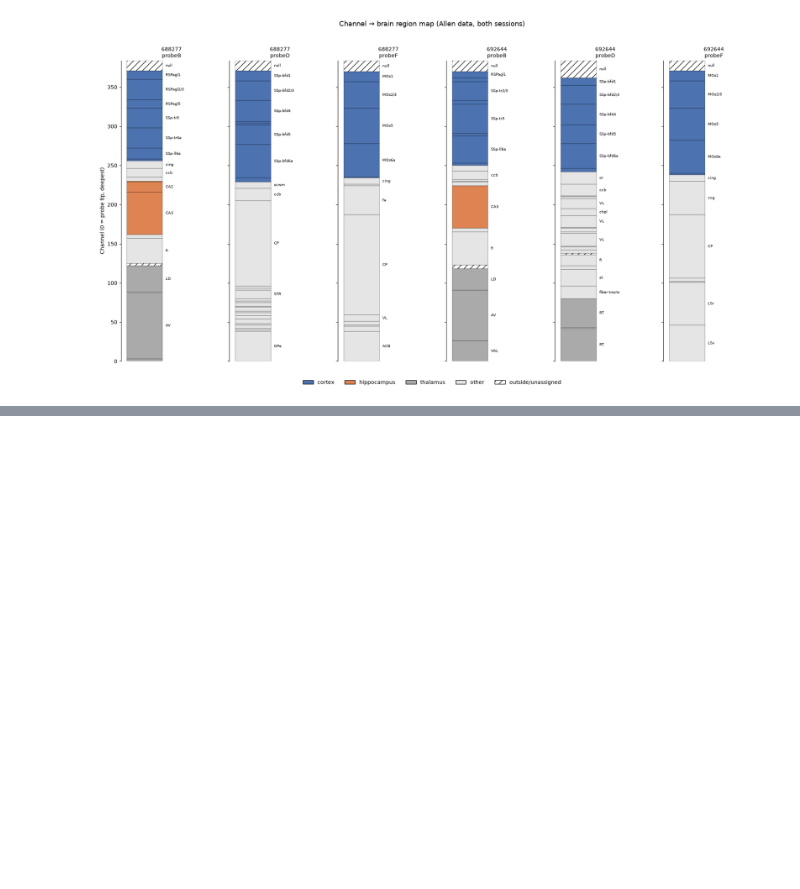
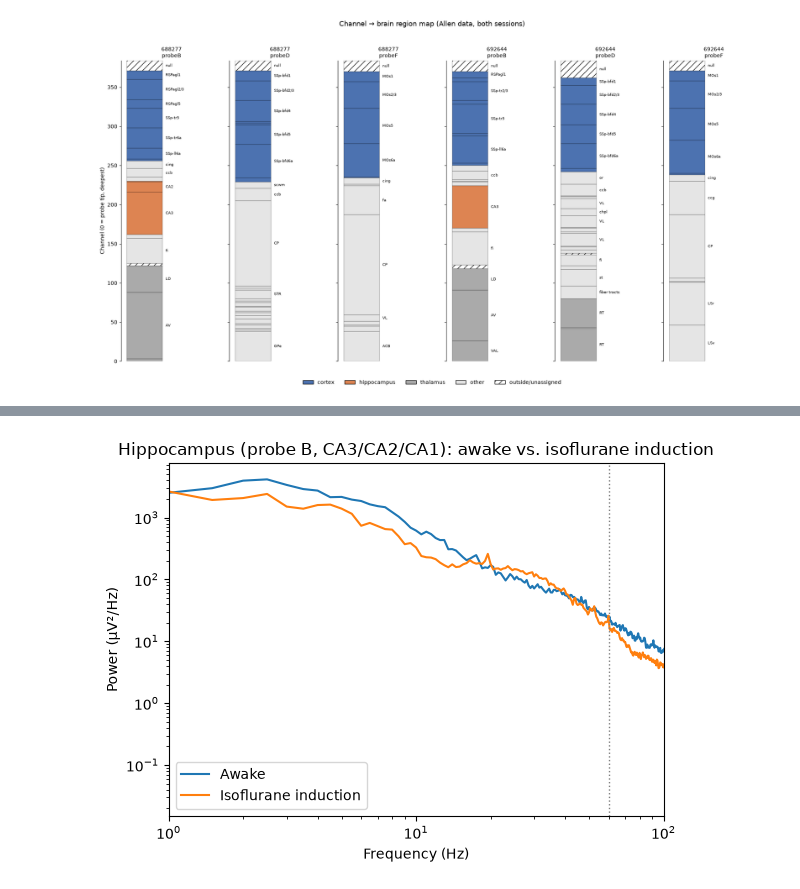
Before and after one commit to saasberkeley/dc-allen, a Jupyter notebook: src/visualization/lfp_region_spectra.ipynb, the cells around one changed output, grey strips where cells are left out. Saved outputs shown, nothing was run; the diff lists cells and outputs as text; code cells hidden in the pictures; blank space fills up the shorter version.

```diff
--- a/src/visualization/lfp_region_spectra.ipynb
+++ b/src/visualization/lfp_region_spectra.ipynb
@@ -207,0 +332,18 @@ plt.show()
+# %%
+hip_spectra = {}
+for label, t0 in WINDOWS_ISO.items():
+    hip_spectra[label] = region_psd(nwbfile, "probeB", "hippocampus", t0)
+
+fig, ax = plt.subplots(figsize=(6, 4.5))
+for label, (f, p) in hip_spectra.items():
+    ax.loglog(f[1:], p[1:], label=label)
+ax.axvline(60, color="gray", ls=":", lw=1)   # line noise
+ax.set_xlim(1, 100)
+ax.set_xlabel("Frequency (Hz)")
+ax.set_ylabel("Power (µV²/Hz)")
+ax.set_title("Hippocampus (probe B, CA3/CA2/CA1): awake vs. isoflurane induction")
+ax.legend()
+plt.tight_layout()
+plt.show()
+# %% [output]
+[figure, added]
```
Also changed, not shown: parts of 13 cells of this notebook.
